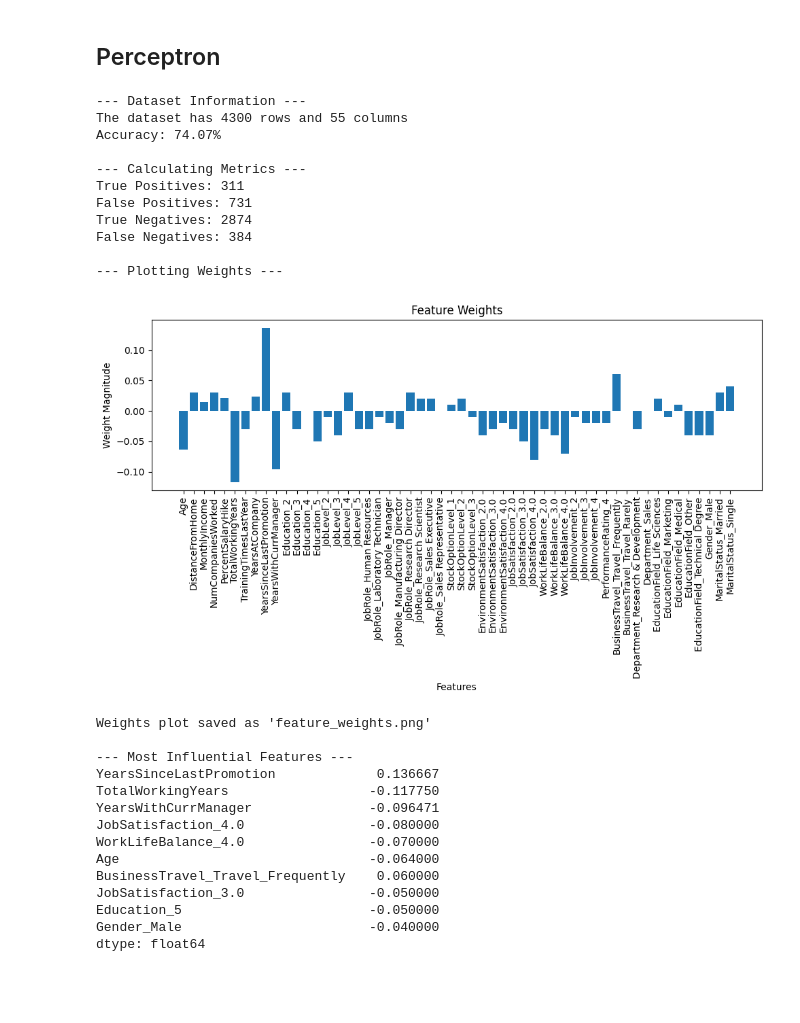
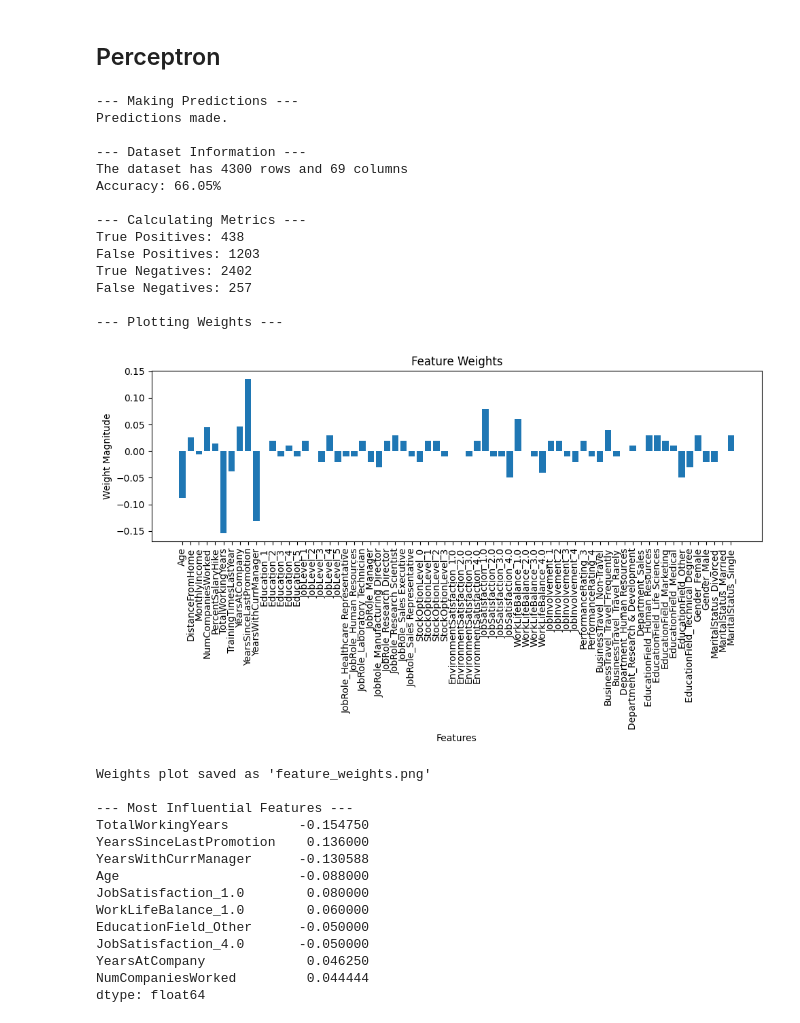
Before and after one commit to Ritter-Antoine-Cesi-Projects/CESI_A4_InteArti_Project, a Jupyter notebook: project.ipynb, the cells around one changed output. Saved outputs shown, nothing was run; the diff lists cells and outputs as text; code cells hidden in the pictures; blank space fills up the shorter version.

```diff
--- a/project.ipynb
+++ b/project.ipynb
@@ -86,7 +86,7 @@ def clean_dataframe(df):
         df.loc[:, 'MonthlyIncome'] = df['MonthlyIncome'].apply(lambda x: int(np.floor(x / 10000.0)) * 10000)
 
     # Convert categorical columns to numerical using one-hot encoding
-    df = pd.get_dummies(df, columns=categorical_columns, drop_first=True)
+    df = pd.get_dummies(df, columns=categorical_columns)
 
     # Convert specific values to 0 and 1
     if 'Attrition' in df.columns:
@@ -381,51 +525,56 @@ def calculate_metrics(y_true, y_pred):
 
     print(f"True Positives: {tp}")
     print(f"False Positives: {fp}")
     print(f"True Negatives: {tn}")
     print(f"False Negatives: {fn}")
 
     return tp, fp, tn, fn
 
 # Make predictions
+predictions = perceptron.predict(X)
+
 # Print the number of rows and columns
 print("\n--- Dataset Information ---")
 print("The dataset has {} rows and {} columns".format(dataset.shape[0], dataset.shape[1]))
 # Print accuracy
 accuracy = np.sum(predictions == y) / len(y)
 print(f"Accuracy: {accuracy * 100:.2f}%")
 # Calculate and print metrics
 tp, fp, tn, fn = calculate_metrics(y, predictions)
 # Plot the weights
 feature_names = dataset.drop(columns='Attrition').columns
 plot_weights(perceptron.weights, feature_names)
 # Identify the most influential features
 influential_features = pd.Series(perceptron.weights, index=feature_names).sort_values(key=abs, ascending=False)
 print("\n--- Most Influential Features ---")
 print(influential_features.head(10))  # Affiche les 10 caractéristiques les plus influentes
 # %% [output]
+--- Making Predictions ---
+Predictions made.
+
 --- Dataset Information ---
-The dataset has 4300 rows and 55 columns
-Accuracy: 74.07%
+The dataset has 4300 rows and 69 columns
+Accuracy: 66.05%
 
 --- Calculating Metrics ---
-True Positives: 311
-False Positives: 731
-True Negatives: 2874
-False Negatives: 384
+True Positives: 438
+False Positives: 1203
+True Negatives: 2402
+False Negatives: 257
 
 --- Plotting Weights ---
-[figure, old version]
+[figure, new version]
 Weights plot saved as 'feature_weights.png'
 
 --- Most Influential Features ---
-YearsSinceLastPromotion             0.136667
-TotalWorkingYears                  -0.117750
-YearsWithCurrManager               -0.096471
-JobSatisfaction_4.0                -0.080000
-WorkLifeBalance_4.0                -0.070000
-Age                                -0.064000
-BusinessTravel_Travel_Frequently    0.060000
-JobSatisfaction_3.0                -0.050000
-Education_5                        -0.050000
-Gender_Male                        -0.040000
+TotalWorkingYears         -0.154750
+YearsSinceLastPromotion    0.136000
+YearsWithCurrManager      -0.130588
+Age                       -0.088000
+JobSatisfaction_1.0        0.080000
+WorkLifeBalance_1.0        0.060000
+EducationField_Other      -0.050000
+JobSatisfaction_4.0       -0.050000
+YearsAtCompany             0.046250
+NumCompaniesWorked         0.044444
 dtype: float64
```
Also changed, not shown: parts of 20 cells of this notebook, 3 other files.
